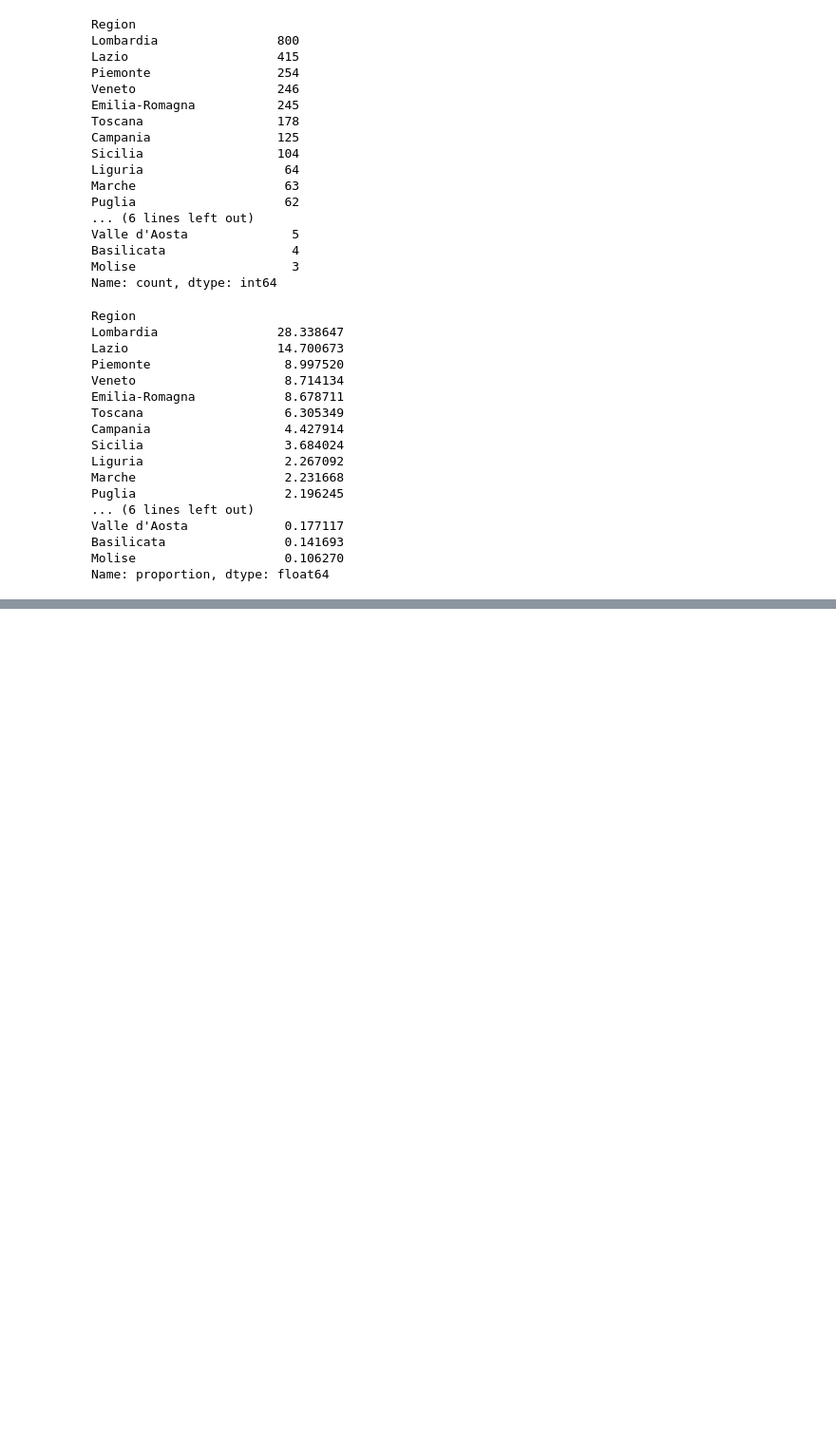
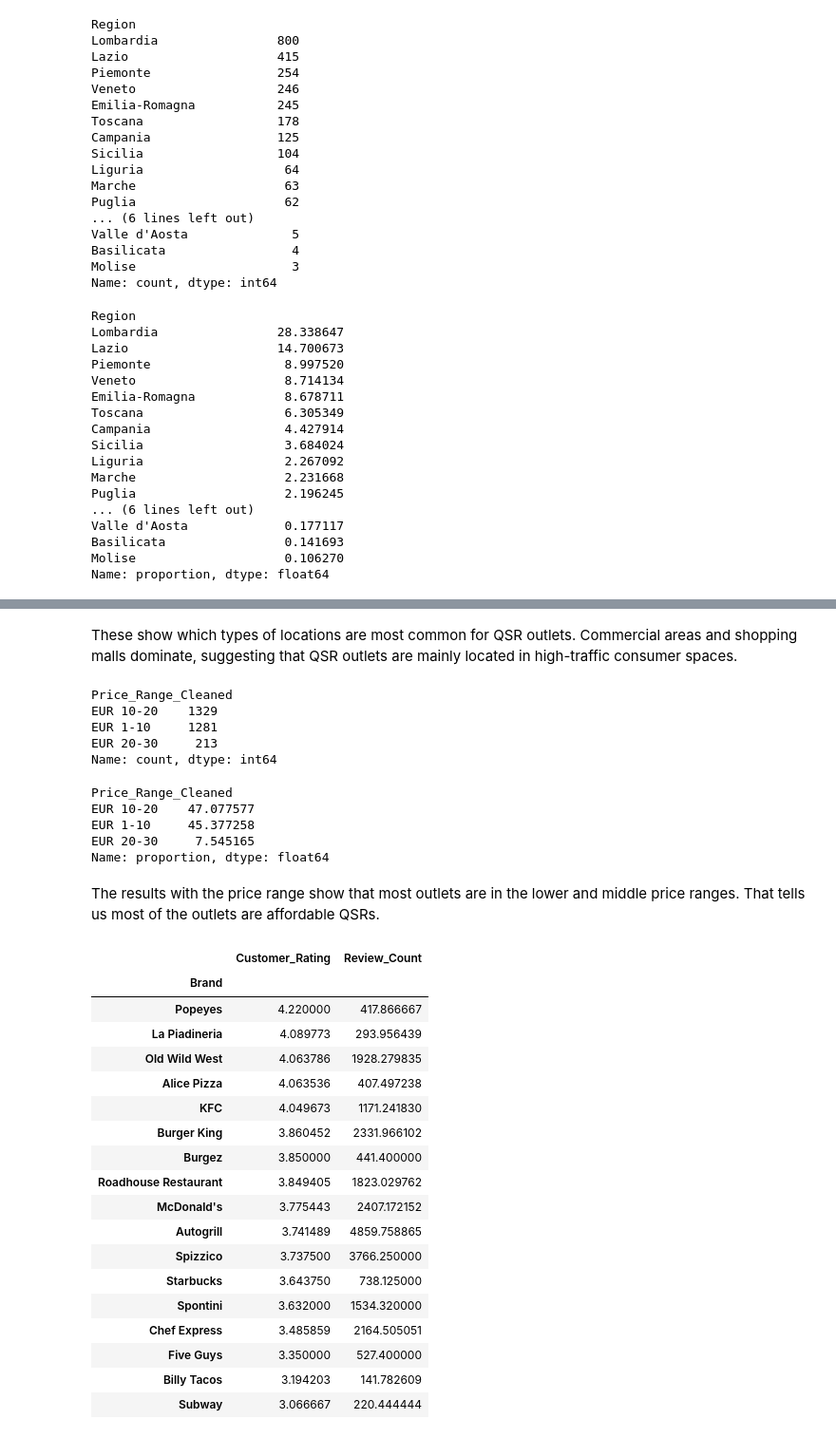
Before and after one commit to mike10nn/QSR_Analysis, a Jupyter notebook: summary.ipynb, the cells around one changed output, grey strips where cells are left out. Shown at 95% size. Drawn from its saved outputs; the diff is of its cells as text; code cells hidden in the pictures; blank space fills up the shorter version.

```diff
--- a/summary.ipynb
+++ b/summary.ipynb
@@ -248,0 +275,51 @@ From the above two results, we can see that outlets are concentrated in certain
+# %% [markdown]
+These show which types of locations are most common for QSR outlets. Commercial areas and shopping malls dominate, suggesting that QSR outlets are mainly located in high-traffic consumer spaces.
+# %%
+# Count outlets by cleaned price range
+
+outlets["Price_Range_Cleaned"].value_counts()
+# %% [output]
+Price_Range_Cleaned
+EUR 10-20    1329
+EUR 1-10     1281
+EUR 20-30     213
+Name: count, dtype: int64
+# %%
+# Percentage share of outlets by cleaned price range
+
+outlets["Price_Range_Cleaned"].value_counts(normalize=True) * 100
+# %% [output]
+Price_Range_Cleaned
+EUR 10-20    47.077577
+EUR 1-10     45.377258
+EUR 20-30     7.545165
+Name: proportion, dtype: float64
+# %% [markdown]
+The results with the price range show that most outlets are in the lower and middle price ranges. That tells us most of the outlets are affordable QSRs.
+# %%
+# Average customer rating and review count by brand
+
+outlets.groupby("Brand")[["Customer_Rating", "Review_Count"]].mean().sort_values(
+    by="Customer_Rating",
+    ascending=False
+)
+# %% [output]
+|  | Customer_Rating | Review_Count |
+| Brand |  |  |
+| Popeyes | 4.220000 | 417.866667 |
+| La Piadineria | 4.089773 | 293.956439 |
+| Old Wild West | 4.063786 | 1928.279835 |
+| Alice Pizza | 4.063536 | 407.497238 |
+| KFC | 4.049673 | 1171.241830 |
+| Burger King | 3.860452 | 2331.966102 |
+| Burgez | 3.850000 | 441.400000 |
+| Roadhouse Restaurant | 3.849405 | 1823.029762 |
+| McDonald's | 3.775443 | 2407.172152 |
+| Autogrill | 3.741489 | 4859.758865 |
+| Spizzico | 3.737500 | 3766.250000 |
+| Starbucks | 3.643750 | 738.125000 |
+| Spontini | 3.632000 | 1534.320000 |
+| Chef Express | 3.485859 | 2164.505051 |
+| Five Guys | 3.350000 | 527.400000 |
+| Billy Tacos | 3.194203 | 141.782609 |
+| Subway | 3.066667 | 220.444444 |
```
Also changed, not shown: parts of 6 cells of this notebook, 1 other file.
